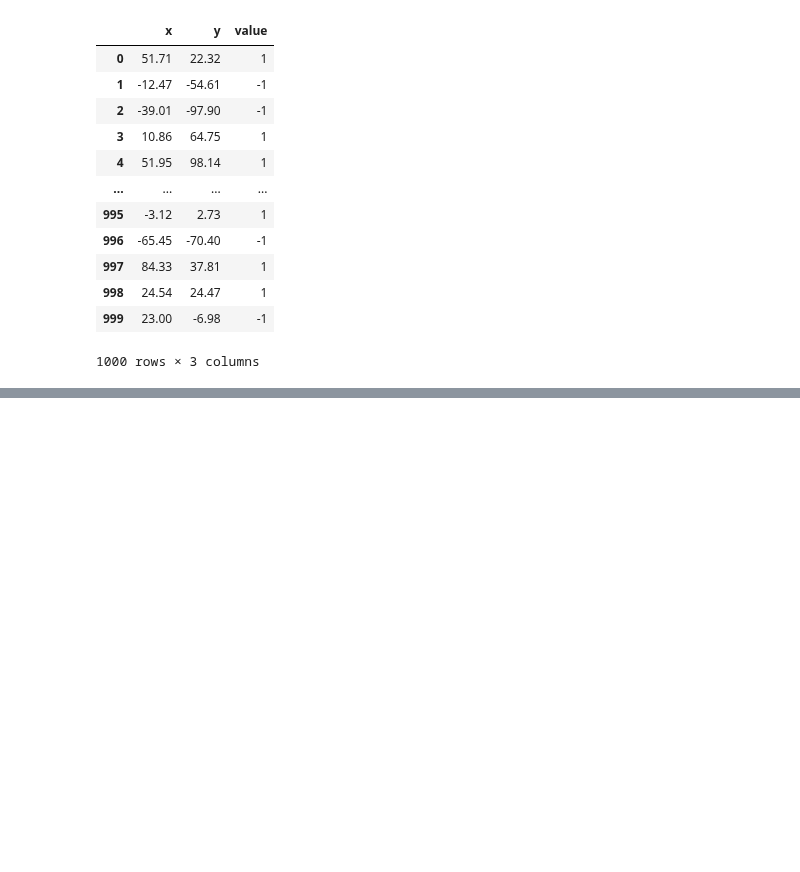
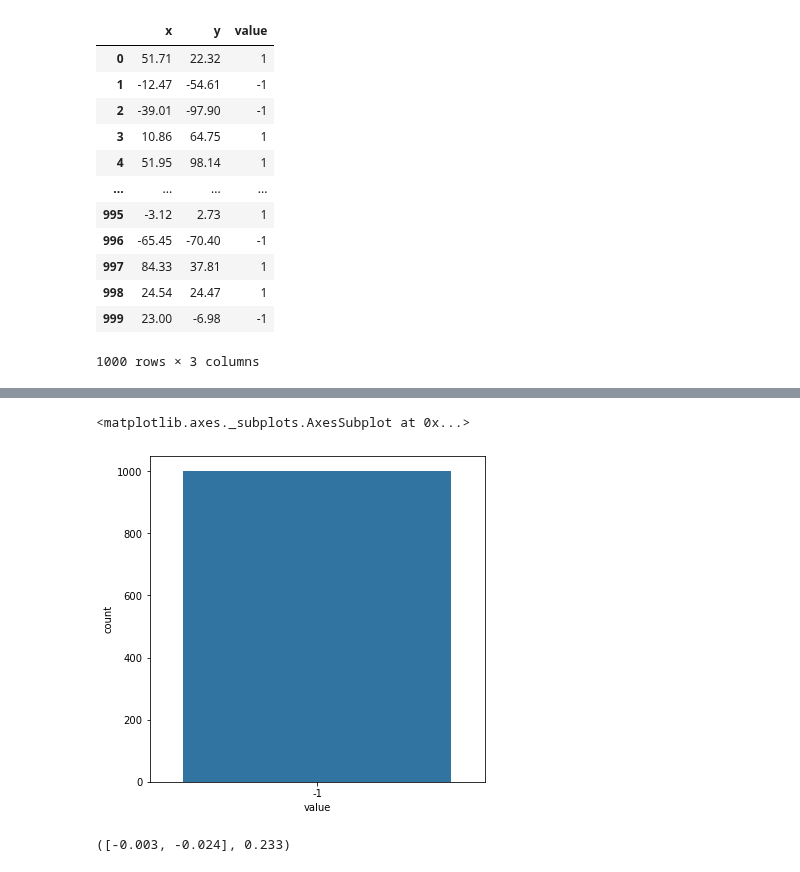
Before and after one commit to TaliaSeada/NeuroComputation_firstProject, a Jupyter notebook: NeuroComputation_1.ipynb, the cells around one changed output, grey strips where cells are left out. Saved outputs shown, nothing was run; the diff lists cells and outputs as text; code cells hidden in the pictures; blank space fills up the shorter version.

```diff
--- a/NeuroComputation_1.ipynb
+++ b/NeuroComputation_1.ipynb
@@ -260,0 +315,4 @@ min= 0.847 max= 0.9 avg= 0.8766900000000001
+# %%
+# activate
+def activate1(x, y, bias, weight):
+    return (bias + x*weight[0] + y*weight[1])
@@ -260,0 +461,18 @@ min= 0.847 max= 0.9 avg= 0.8766900000000001
+# %%
+x = []
+y = []
+value = []
+random.seed(9)
+for i in range(1000):
+    randX = random.randint(-10000, 10000)
+    randY = random.randint(-10000, 10000)
+    x.append(randX/100)
+    y.append(randY/100)
+#     print(math.sqrt(x[i]**2+y[i]**2))
+    if 2<= x[i]**2+y[i]**2 <=3:
+        value.append(1)
+    else:
+        value.append(-1)
+
+end = {'x': x, 'y': y, 'value': value}
+circle= pd.DataFrame(data=end,columns = ['x', 'y', 'value'])
@@ -260,0 +495,6 @@ min= 0.847 max= 0.9 avg= 0.8766900000000001
+# %%
+plt.figure(figsize = (6,6))
+sns.countplot(x = "value", data = circle)
+# %% [output]
+<matplotlib.axes._subplots.AxesSubplot at 0x...>
+[figure, added]
@@ -260,0 +518,4 @@ min= 0.847 max= 0.9 avg= 0.8766900000000001
+# %%
+adaline_algo1(0.0001, circle)
+# %% [output]
+([-0.003, -0.024], 0.233)
```
Also changed, not shown: parts of 26 cells of this notebook.
